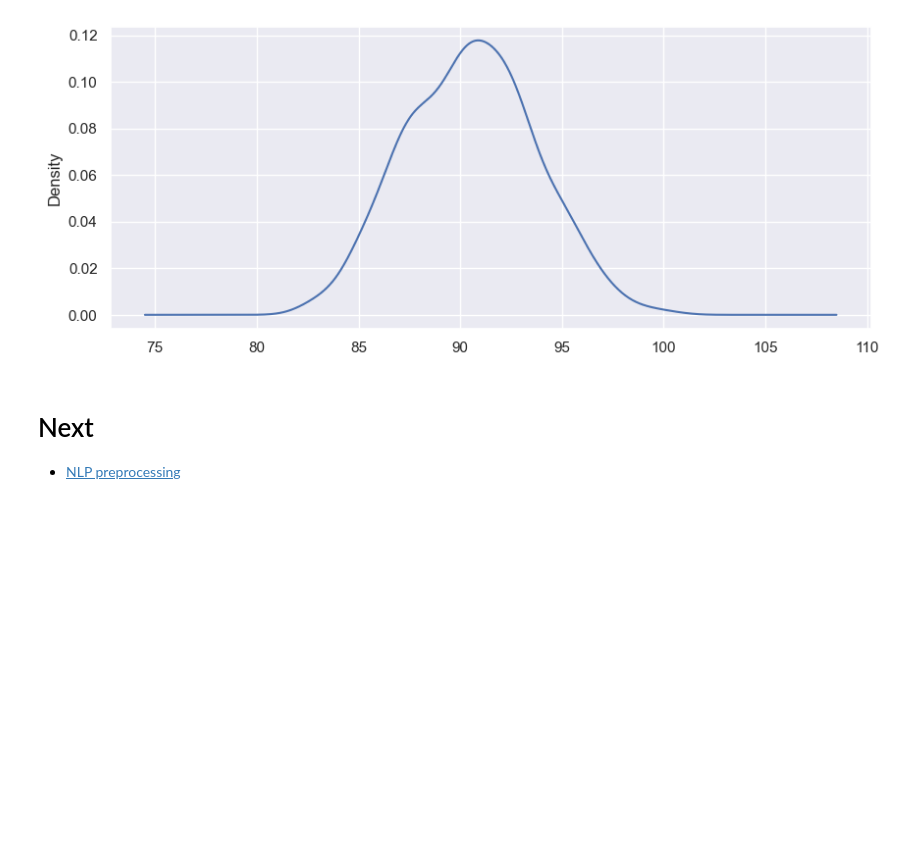
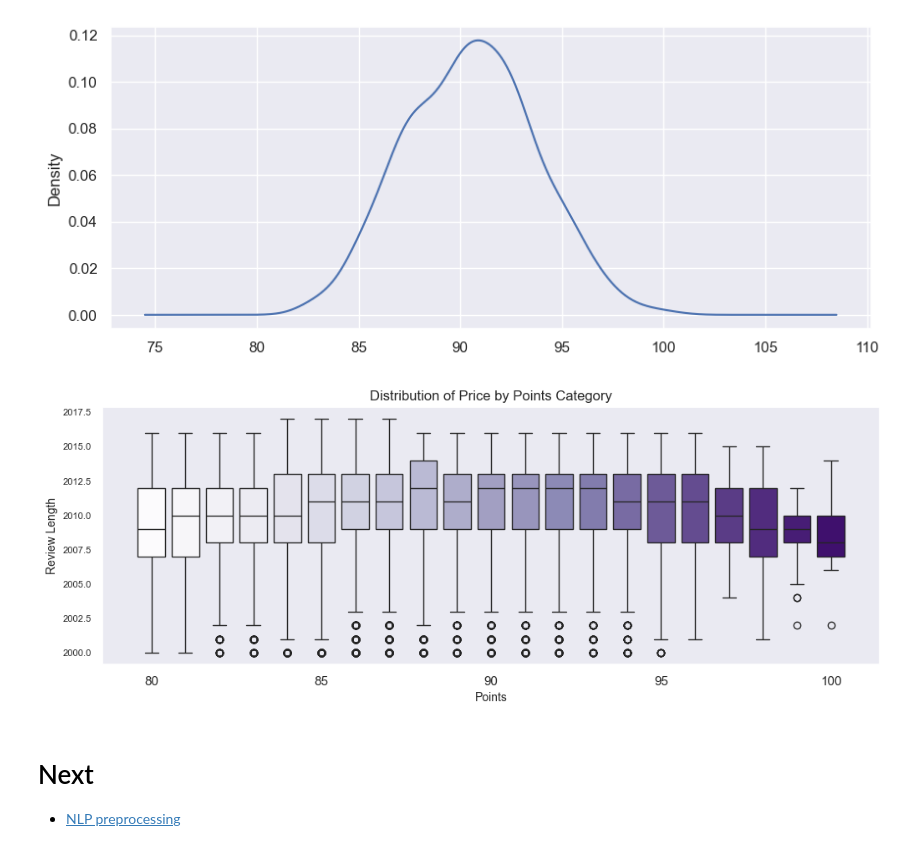
Before and after one commit to pasmith/oenologist, a Jupyter notebook: wine_review-eda.ipynb, the cells around one changed output. Saved outputs shown, nothing was run; the diff lists cells and outputs as text; code cells hidden in the pictures; blank space fills up the shorter version.

```diff
--- a/wine_review-eda.ipynb
+++ b/wine_review-eda.ipynb
@@ -630,6 +631,18 @@ ax = plot_strip(wine_df, 'points', 'variety', 'Port')
 plt.show()
 # %% [output]
 [figure]
+# %%
+plt.figure(figsize=(12,4))
+sns.boxplot(x = 'points', y = 'year', palette = 'Purples', hue='points', data = wine_df, native_scale=True, legend=None)
+plt.title("Distribution of Price by Points Category", fontsize=12)
+plt.xlabel("Points",fontsize=10)
+plt.ylabel("Review Length",fontsize=10)
+plt.xticks(fontsize=8)
+plt.yticks(fontsize=8)
+plt.grid()
+plt.show()
+# %% [output]
+[figure, added]
 # %% [markdown]
 # Next
 - [NLP preprocessing](wine_review-preprocess.ipynb)
```
Also changed, not shown: parts of 3 cells of this notebook, 7 other files.
